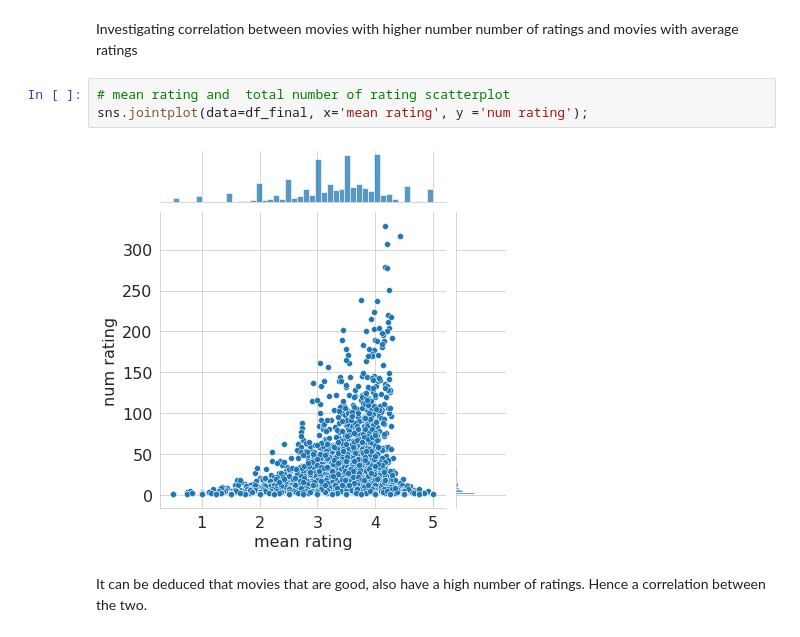
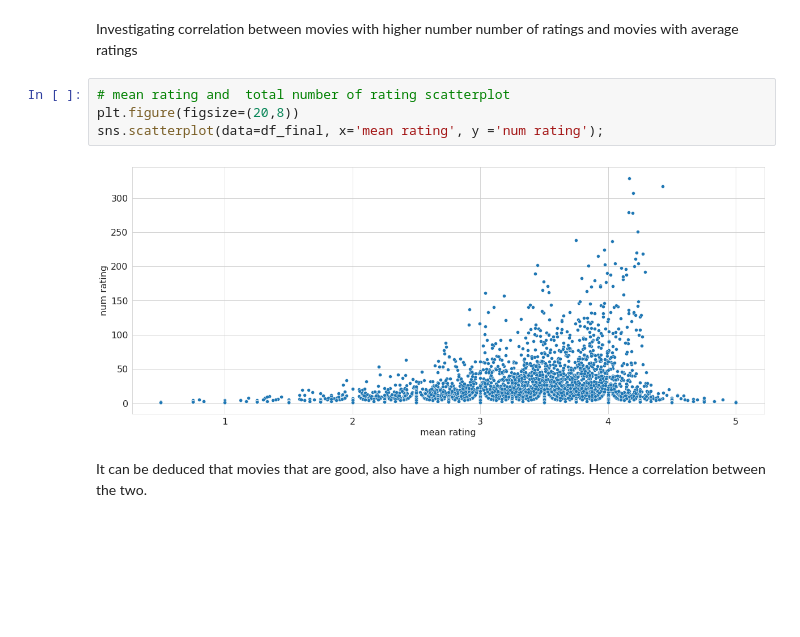
Before and after one commit to E-Juliet/Movie-reccomender, a Jupyter notebook: phase_4_project.ipynb, the cells around one changed output. Drawn from its saved outputs; the diff is of its cells as text; blank space fills up the shorter version.

```diff
--- a/phase_4_project.ipynb
+++ b/phase_4_project.ipynb
@@ -592,9 +610,10 @@ df_final.head()
 Investigating correlation between movies with higher number number of ratings and movies with average ratings
 # %%
 # mean rating and  total number of rating scatterplot
-sns.jointplot(data=df_final, x='mean rating', y ='num rating');
+plt.figure(figsize=(20,8))
+sns.scatterplot(data=df_final, x='mean rating', y ='num rating');
 # %% [output]
-[figure, old version]
+[figure, new version]
 # %% [markdown]
 It can be deduced that movies that are good, also have a high number of ratings. Hence a correlation between the two.
 # %% [markdown]
```
Also changed, not shown: parts of 19 cells of this notebook.
